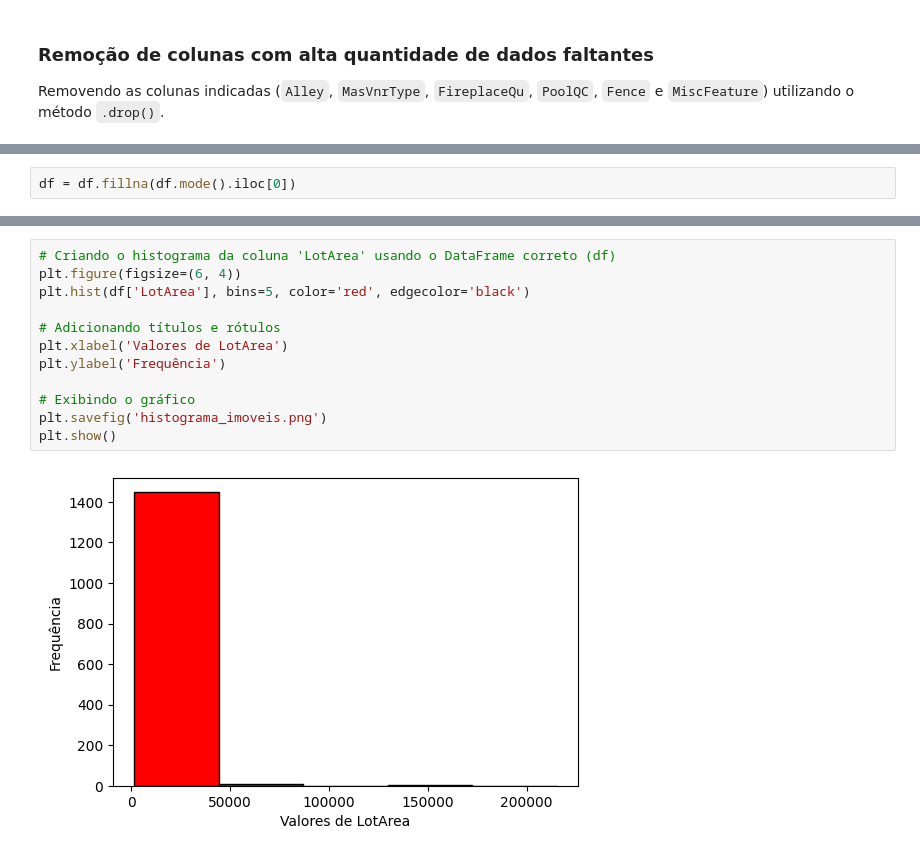
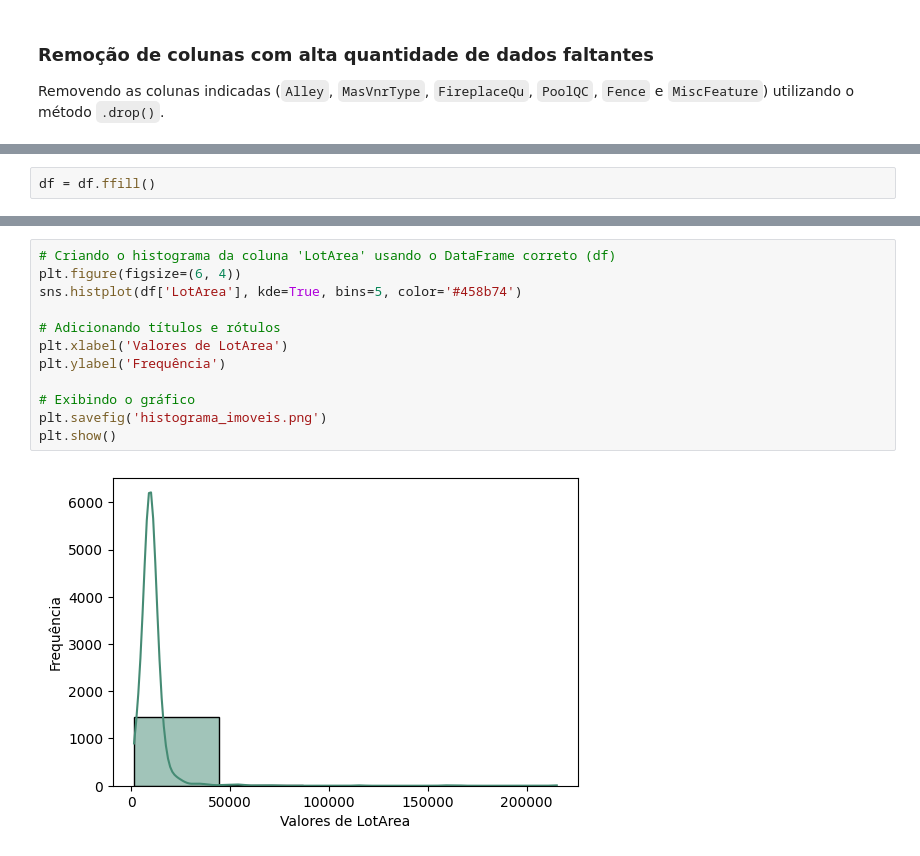
Before and after one commit to Gabiiis/redesneurais, a Jupyter notebook: Redes_Neurais_Aula_01.ipynb, the cells around one changed output, grey strips where cells are left out. Saved outputs shown, nothing was run; the diff lists cells and outputs as text.

```diff
--- a/Redes_Neurais_Aula_01.ipynb
+++ b/Redes_Neurais_Aula_01.ipynb
@@ -499,8 +502,8 @@ Data columns (total 75 columns):
  74  SalePrice      1460 non-null   int64
 dtypes: float64(3), int64(35), object(37)
 memory usage: 855.6+ KB
-# %%
-df = df.fillna(df.mode().iloc[0])
+# %%
+df = df.ffill()
 # %%
 df.describe()
 # %% [output]
@@ -517,14 +520,14 @@ df.describe()
 # %%
 # Criando o histograma da coluna 'LotArea' usando o DataFrame correto (df)
 plt.figure(figsize=(6, 4))
-plt.hist(df['LotArea'], bins=5, color='red', edgecolor='black')
+sns.histplot(df['LotArea'], kde=True, bins=5, color='#458b74')
 
 # Adicionando títulos e rótulos
 plt.xlabel('Valores de LotArea')
 plt.ylabel('Frequência')
 
 # Exibindo o gráfico
 plt.savefig('histograma_imoveis.png')
 plt.show()
 # %% [output]
-[figure, old version]
+[figure, new version]
```
Also changed, not shown: parts of 21 cells of this notebook.
